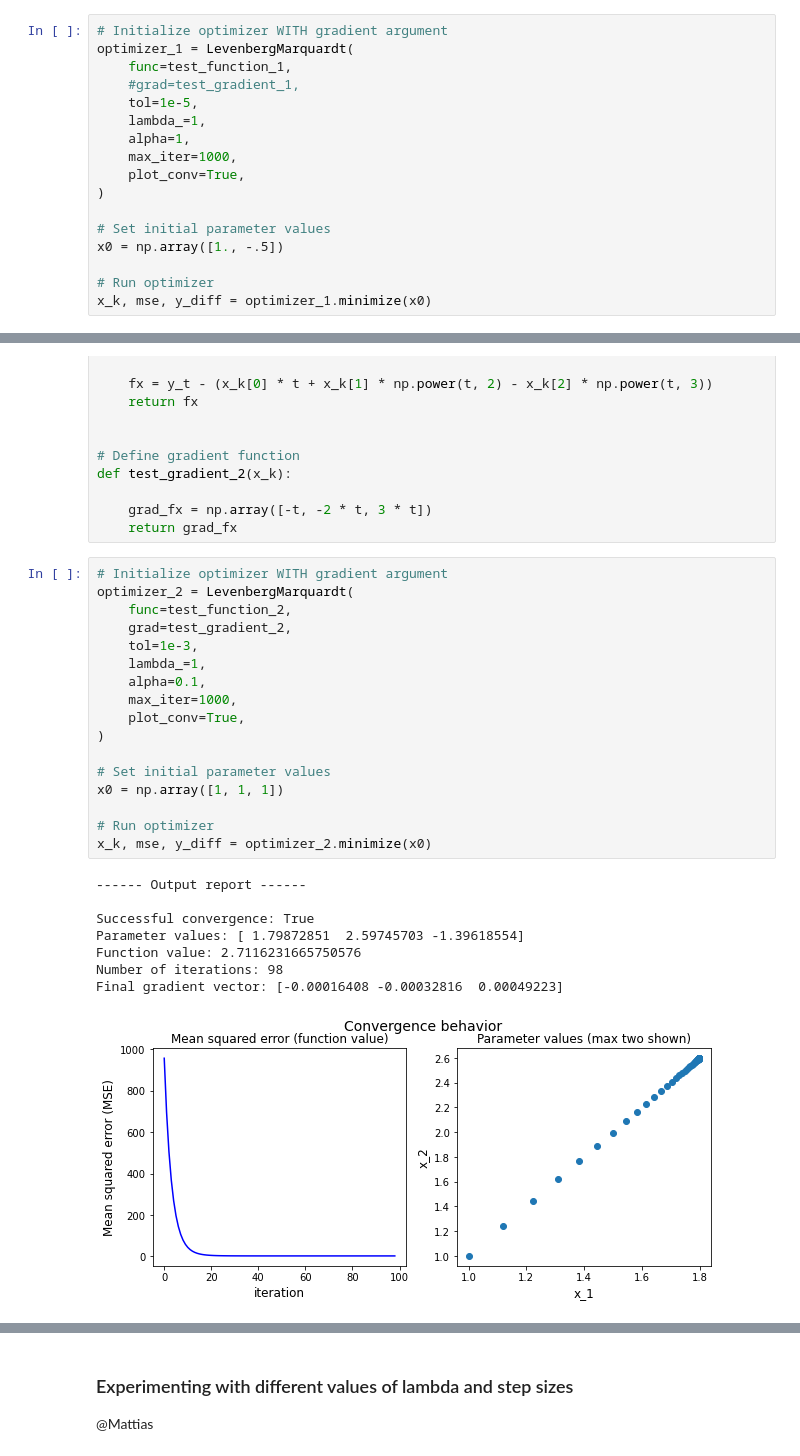
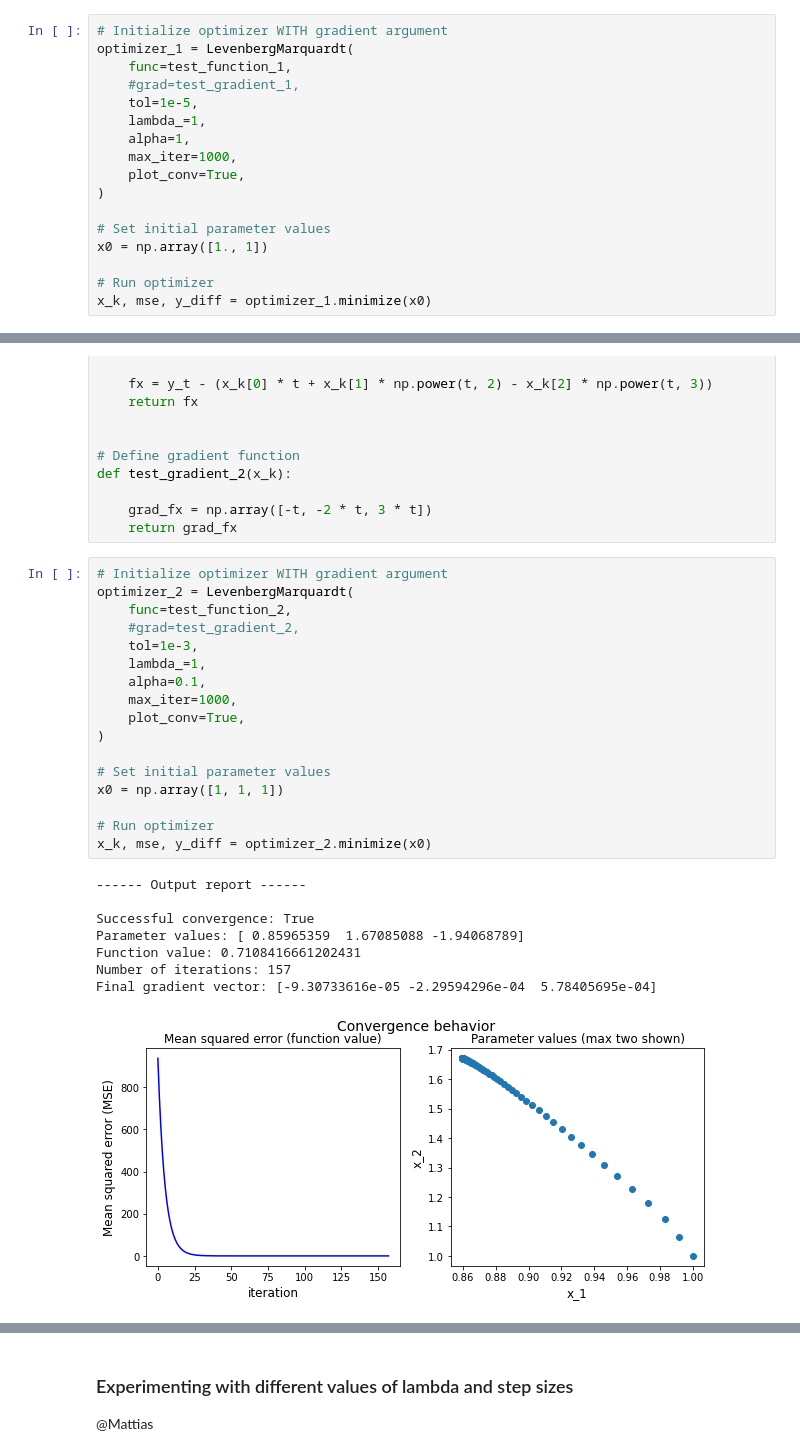
Before and after one commit to MattiasHolmstrom/Optimization-assignments, a Jupyter notebook: levenberg_marquardt_demo.ipynb, the cells around one changed output, grey strips where cells are left out. Drawn from its saved outputs; the diff is of its cells as text.

```diff
--- a/levenberg_marquardt_demo.ipynb
+++ b/levenberg_marquardt_demo.ipynb
@@ -84,7 +84,7 @@ optimizer_1 = LevenbergMarquardt(
 )
 
 # Set initial parameter values
-x0 = np.array([1., -.5])
+x0 = np.array([1., 1])
 
 # Run optimizer
 x_k, mse, y_diff = optimizer_1.minimize(x0)
@@ -154,29 +154,29 @@ def test_gradient_2(x_k):
 # %%
 # Initialize optimizer WITH gradient argument
 optimizer_2 = LevenbergMarquardt(
     func=test_function_2,
-    grad=test_gradient_2,
+    #grad=test_gradient_2,
     tol=1e-3,
     lambda_=1,
     alpha=0.1,
     max_iter=1000,
     plot_conv=True,
 )
 
 # Set initial parameter values
 x0 = np.array([1, 1, 1])
 
 # Run optimizer
 x_k, mse, y_diff = optimizer_2.minimize(x0)
 # %% [output]
 ------ Output report ------
 
 Successful convergence: True
-Parameter values: [ 1.79872851  2.59745703 -1.39618554]
-Function value: 2.7116231665750576
-Number of iterations: 98
-Final gradient vector: [-0.00016408 -0.00032816  0.00049223]
+Parameter values: [ 0.85965359  1.67085088 -1.94068789]
+Function value: 0.7108416661202431
+Number of iterations: 157
+Final gradient vector: [-9.30733616e-05 -2.29594296e-04  5.78405695e-04]
-[figure, old version]
+[figure, new version]
 # %%
 # Plot the results
 
```
Also changed, not shown: parts of 3 cells of this notebook, 1 other file.
